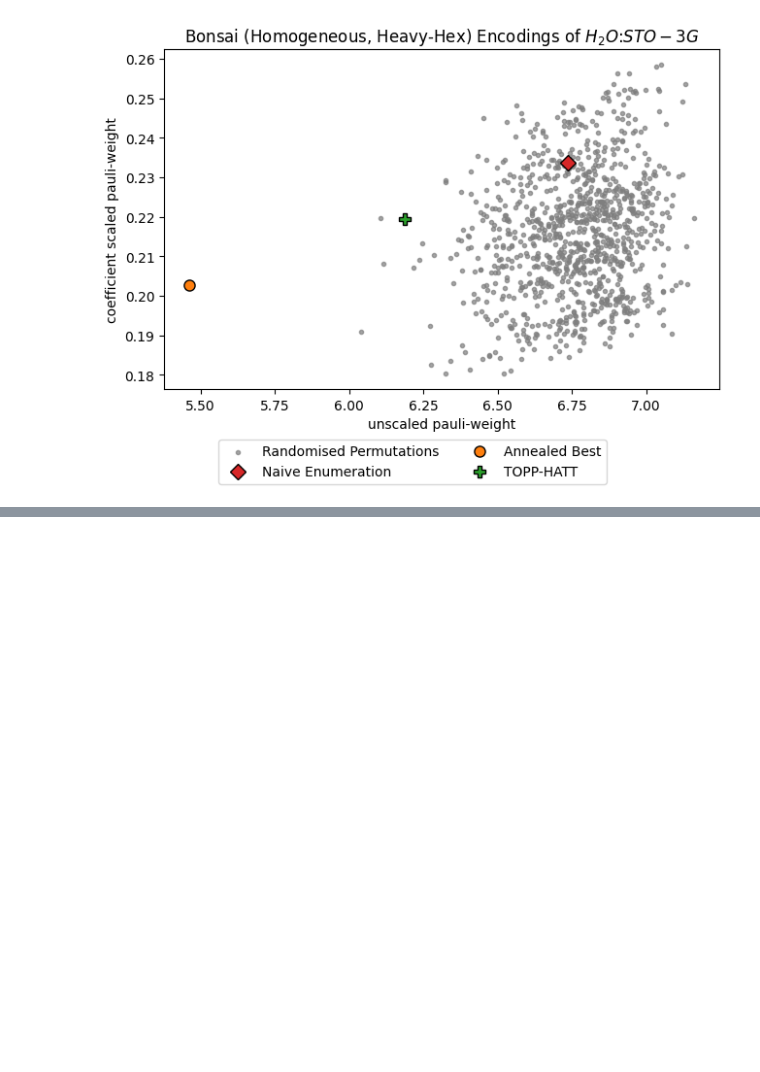
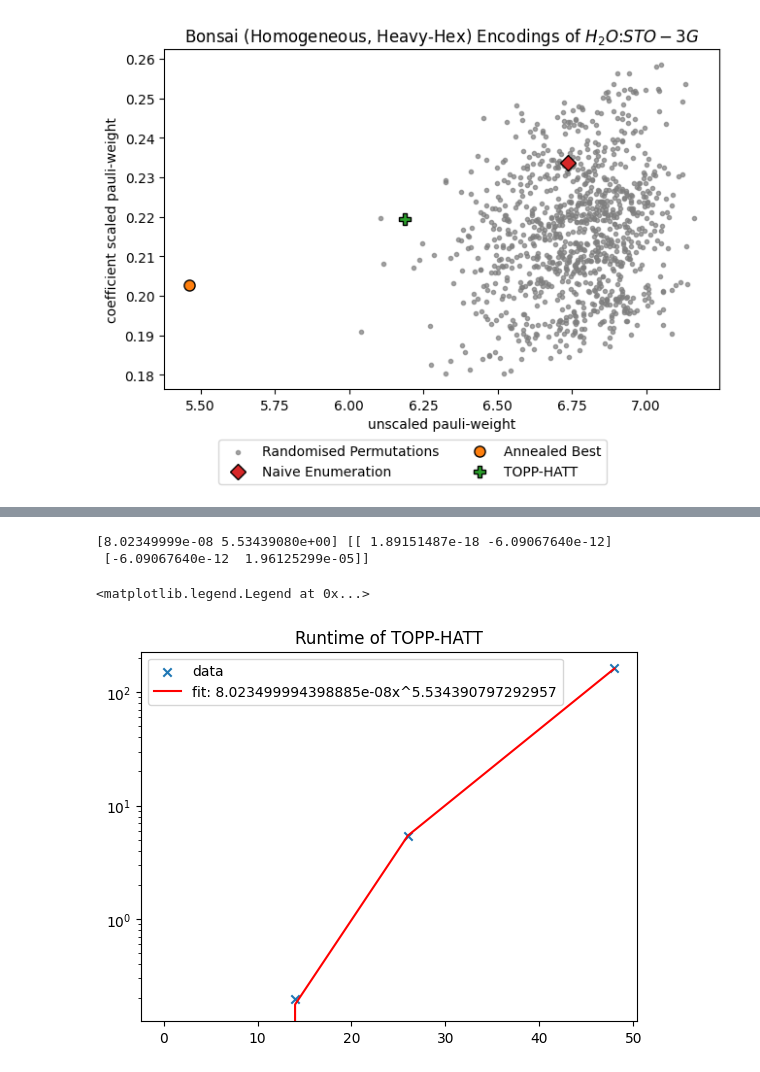
Before and after one commit to UCL-CCS/ferrmion, a Jupyter notebook: docs/source/notebooks/topp-hatt.ipynb, the cells around one changed output, grey strips where cells are left out. Saved outputs shown, nothing was run; the diff lists cells and outputs as text; code cells hidden in the pictures; blank space fills up the shorter version.

```diff
--- a/docs/source/notebooks/topp-hatt.ipynb
+++ b/docs/source/notebooks/topp-hatt.ipynb
@@ -773,0 +812,39 @@ Getting 1000 random results...
+# %%
+modes = [0.]+[t["n_modes"] for t in timings["H2O"].values()]
+times = [0.]+[t["time"] for t in timings["H2O"].values()]
+
+xdata, ydata = modes, times
+
+import matplotlib.pyplot as plt
+from scipy.optimize import curve_fit
+
+def func(x,a,b): return a*(x**b)
+popt, pcov = curve_fit(func, xdata, ydata)
+print(popt, pcov)
+plt.title("Runtime of TOPP-HATT")
+plt.scatter(xdata,ydata, label="data", marker="x")
+plt.plot(xdata,func(xdata, *popt), 'r-', label=f"fit: {popt[0]}x^{popt[1]}")
+plt.yscale("log")
+plt.legend()
+# %%
+modes = [0.]+[t["n_modes"] for t in timings["H2O"].values()]
+times = [0.]+[t["time"] for t in timings["H2O"].values()]
+
+xdata, ydata = modes, times
+
+import matplotlib.pyplot as plt
+from scipy.optimize import curve_fit
+
+def func(x,a,b): return a*(x**b)
+popt, pcov = curve_fit(func, xdata, ydata)
+print(popt, pcov)
+plt.title("Runtime of TOPP-HATT")
+plt.scatter(xdata,ydata, label="data", marker="x")
+plt.plot(xdata,func(xdata, *popt), 'r-', label=f"fit: {popt[0]}x^{popt[1]}")
+plt.yscale("log")
+plt.legend()
+# %% [output]
+[8.02349999e-08 5.53439080e+00] [[ 1.89151487e-18 -6.09067640e-12]
+ [-6.09067640e-12  1.96125299e-05]]
+<matplotlib.legend.Legend at 0x...>
+[figure, added]
```
Also changed, not shown: parts of 3 cells of this notebook, 2 other files.
